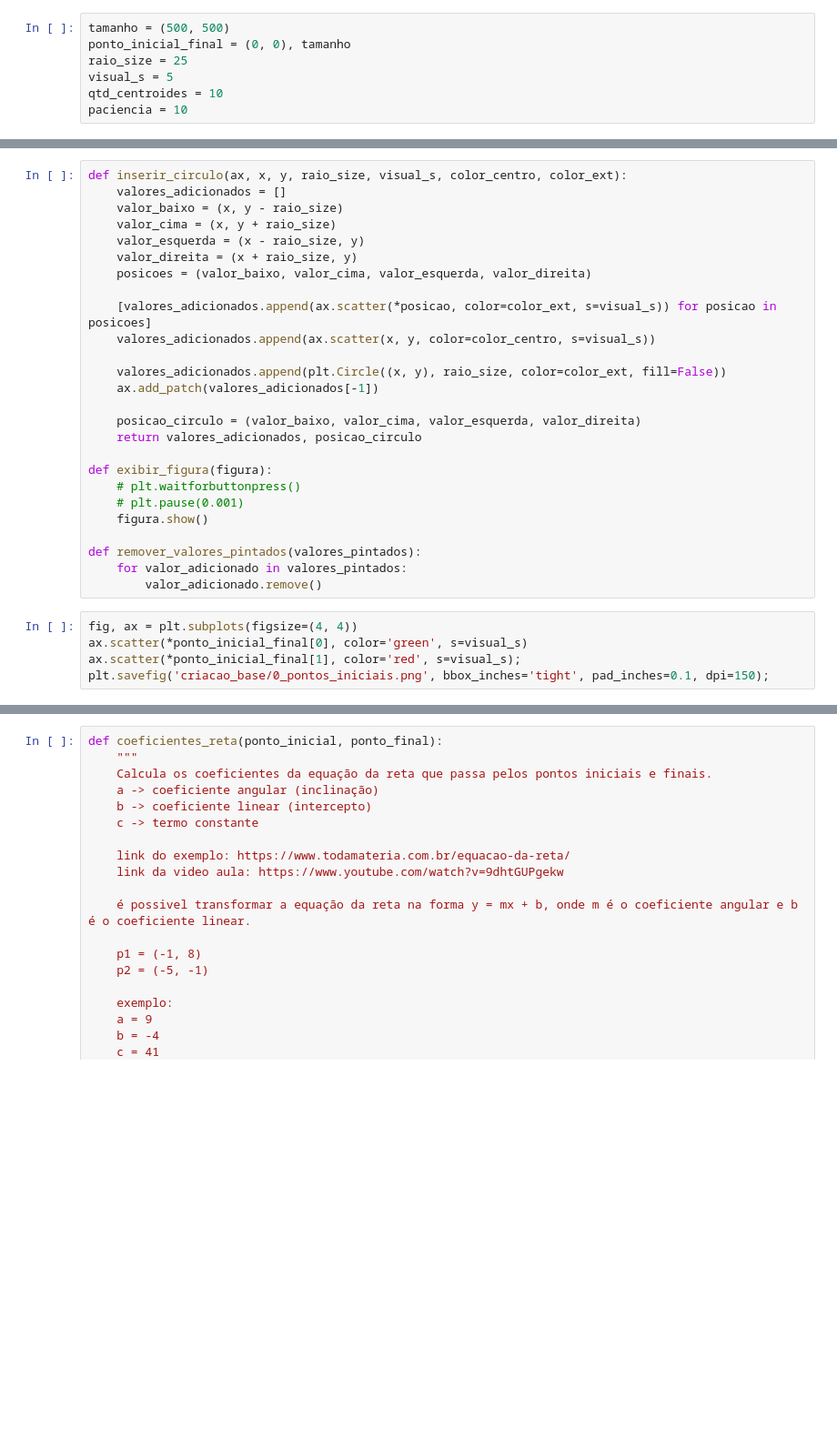
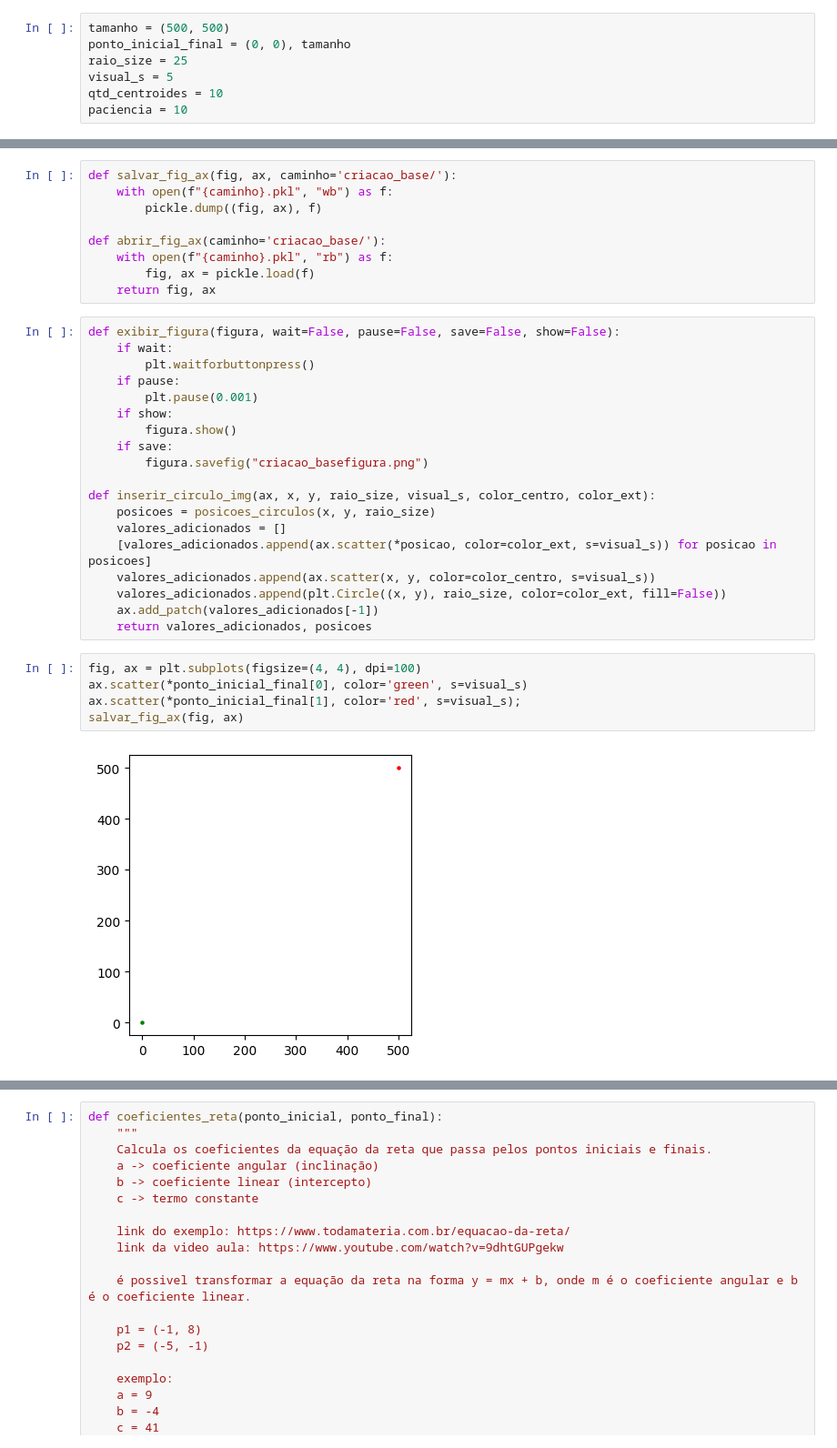
Before and after one commit to EmillySatiro/Sistemas-inteligentes, a Jupyter notebook: Trabalho_1/kaua_cod.ipynb, the cells around one changed output, grey strips where cells are left out. Shown: that part at 91% size. Saved outputs shown, nothing was run; the diff lists cells and outputs as text; blank space fills up the shorter version.

```diff
--- a/Trabalho_1/kaua_cod.ipynb
+++ b/Trabalho_1/kaua_cod.ipynb
@@ -26,32 +33,36 @@ paciencia = 10
+# %%
+def salvar_fig_ax(fig, ax, caminho='criacao_base/'):
+    with open(f"{caminho}.pkl", "wb") as f:
+        pickle.dump((fig, ax), f)
+
+def abrir_fig_ax(caminho='criacao_base/'):
+    with open(f"{caminho}.pkl", "rb") as f:
+        fig, ax = pickle.load(f)
+    return fig, ax
 # %%
-def inserir_circulo(ax, x, y, raio_size, visual_s, color_centro, color_ext):
+def exibir_figura(figura, wait=False, pause=False, save=False, show=False):
+    if wait:
+        plt.waitforbuttonpress()
+    if pause:
+        plt.pause(0.001)
+    if show:
+        figura.show()
+    if save:
+        figura.savefig("criacao_basefigura.png")
+
+def inserir_circulo_img(ax, x, y, raio_size, visual_s, color_centro, color_ext):
+    posicoes = posicoes_circulos(x, y, raio_size)
     valores_adicionados = []
-    valor_baixo = (x, y - raio_size)
-    valor_cima = (x, y + raio_size)
-    valor_esquerda = (x - raio_size, y)
-    valor_direita = (x + raio_size, y)
-    posicoes = (valor_baixo, valor_cima, valor_esquerda, valor_direita)
-
     [valores_adicionados.append(ax.scatter(*posicao, color=color_ext, s=visual_s)) for posicao in posicoes]
     valores_adicionados.append(ax.scatter(x, y, color=color_centro, s=visual_s))
-
     valores_adicionados.append(plt.Circle((x, y), raio_size, color=color_ext, fill=False))
     ax.add_patch(valores_adicionados[-1])
-
-    posicao_circulo = (valor_baixo, valor_cima, valor_esquerda, valor_direita)
-    return valores_adicionados, posicao_circulo
-
-def exibir_figura(figura):
-    # plt.waitforbuttonpress()
-    # plt.pause(0.001)
-    figura.show()
-
-def remover_valores_pintados(valores_pintados):
-    for valor_adicionado in valores_pintados:
-        valor_adicionado.remove()
+    return valores_adicionados, posicoes
 # %%
-fig, ax = plt.subplots(figsize=(4, 4))
+fig, ax = plt.subplots(figsize=(4, 4), dpi=100)
 ax.scatter(*ponto_inicial_final[0], color='green', s=visual_s)
 ax.scatter(*ponto_inicial_final[1], color='red', s=visual_s);
-plt.savefig('criacao_base/0_pontos_iniciais.png', bbox_inches='tight', pad_inches=0.1, dpi=150);
+salvar_fig_ax(fig, ax)
+# %% [output]
+[figure, added]
 # %%
```
Also changed, not shown: parts of 7 cells of this notebook.
